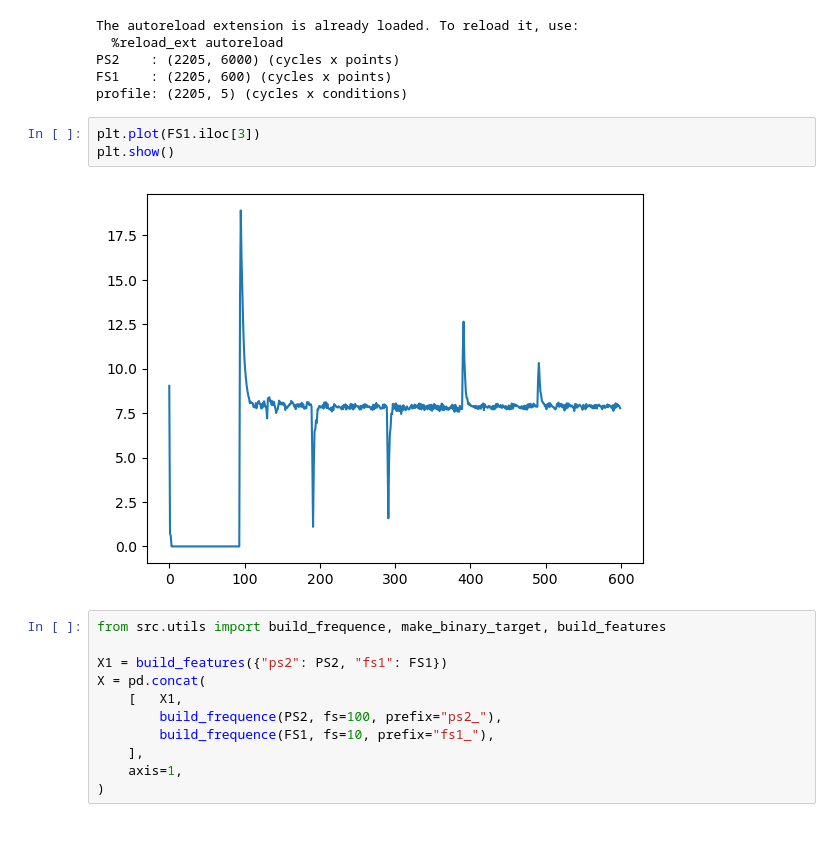
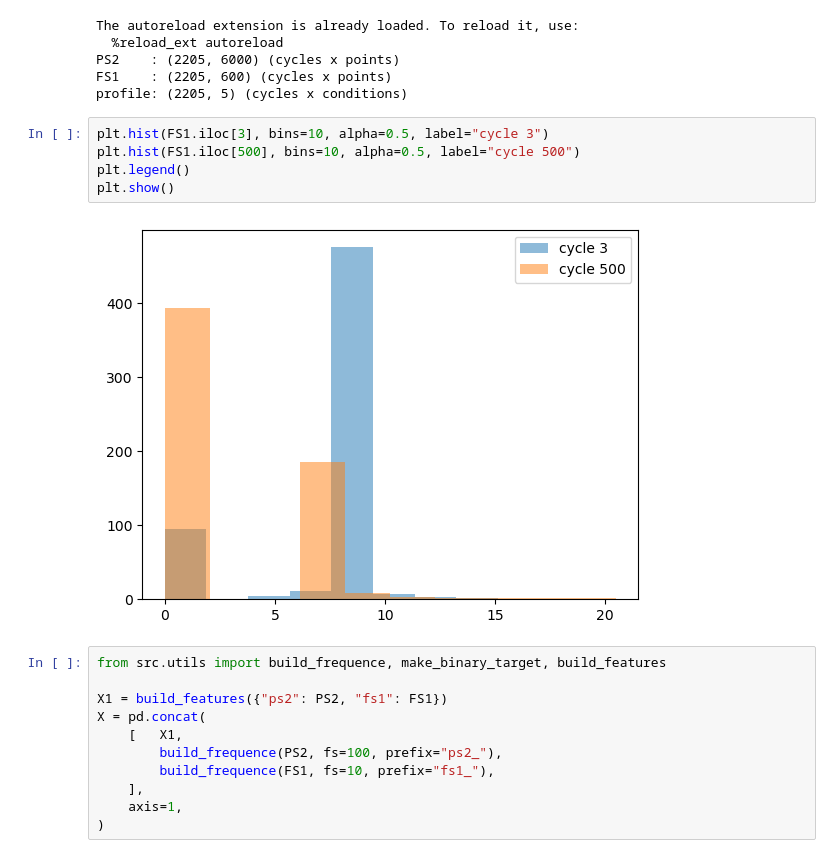
Before and after one commit to Sogolon88/hydraulic-valve-predictive-maintenance, a Jupyter notebook: notebooks/exploration_frequence.ipynb, the cells around one changed output. Saved outputs shown, nothing was run; the diff lists cells and outputs as text.

Commit message:
ajout de l'analyse par histogramme

```diff
--- a/notebooks/exploration_frequence.ipynb
+++ b/notebooks/exploration_frequence.ipynb
@@ -28,10 +28,12 @@ PS2    : (2205, 6000) (cycles x points)
 FS1    : (2205, 600) (cycles x points)
 profile: (2205, 5) (cycles x conditions)
 # %%
-plt.plot(FS1.iloc[3])
+plt.hist(FS1.iloc[3], bins=10, alpha=0.5, label="cycle 3")
+plt.hist(FS1.iloc[500], bins=10, alpha=0.5, label="cycle 500")
+plt.legend()
 plt.show()
 # %% [output]
-[figure, old version]
+[figure, new version]
 # %%
 from src.utils import build_frequence, make_binary_target, build_features
 
```
Also changed, not shown: parts of 2 cells of this notebook, 12 other files.
